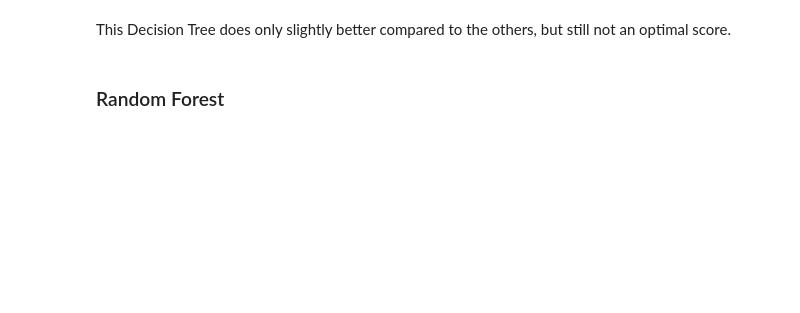
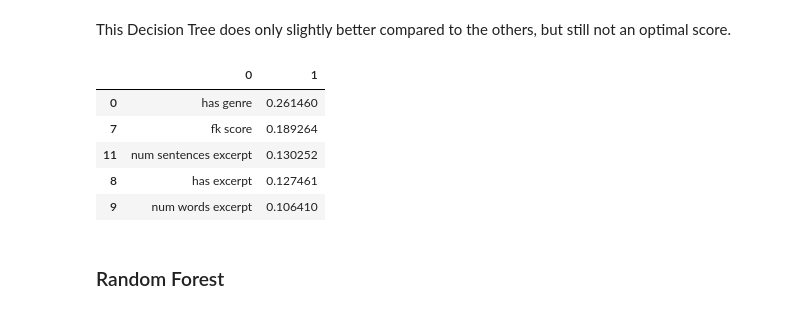
Before and after one commit to nicaless/nanowrimo_ga_project, a Jupyter notebook: analyze/NovelsModeling-Final.ipynb, the cells around one changed output. Saved outputs shown, nothing was run; the diff lists cells and outputs as text; code cells hidden in the pictures; blank space fills up the shorter version.

```diff
--- a/analyze/NovelsModeling-Final.ipynb
+++ b/analyze/NovelsModeling-Final.ipynb
@@ -248,6 +248,16 @@ avg / total       0.58      0.63      0.49       425
 [interactive output not drawn]
 # %% [markdown]
 This Decision Tree does only slightly better compared to the others, but still not an optimal score.
+# %%
+dt_importances = pd.DataFrame(zip(novel_features.columns, model_dt.feature_importances_))
+dt_importances.sort_values(1, ascending=False).head() # most to least predictive
+# %% [output]
+|  | 0 | 1 |
+| 0 | has genre | 0.261460 |
+| 7 | fk score | 0.189264 |
+| 11 | num sentences excerpt | 0.130252 |
+| 8 | has excerpt | 0.127461 |
+| 9 | num words excerpt | 0.106410 |
 # %% [markdown]
 ### Random Forest
 # %%
```
Also changed, not shown: parts of 3 cells of this notebook, 9 other files.
